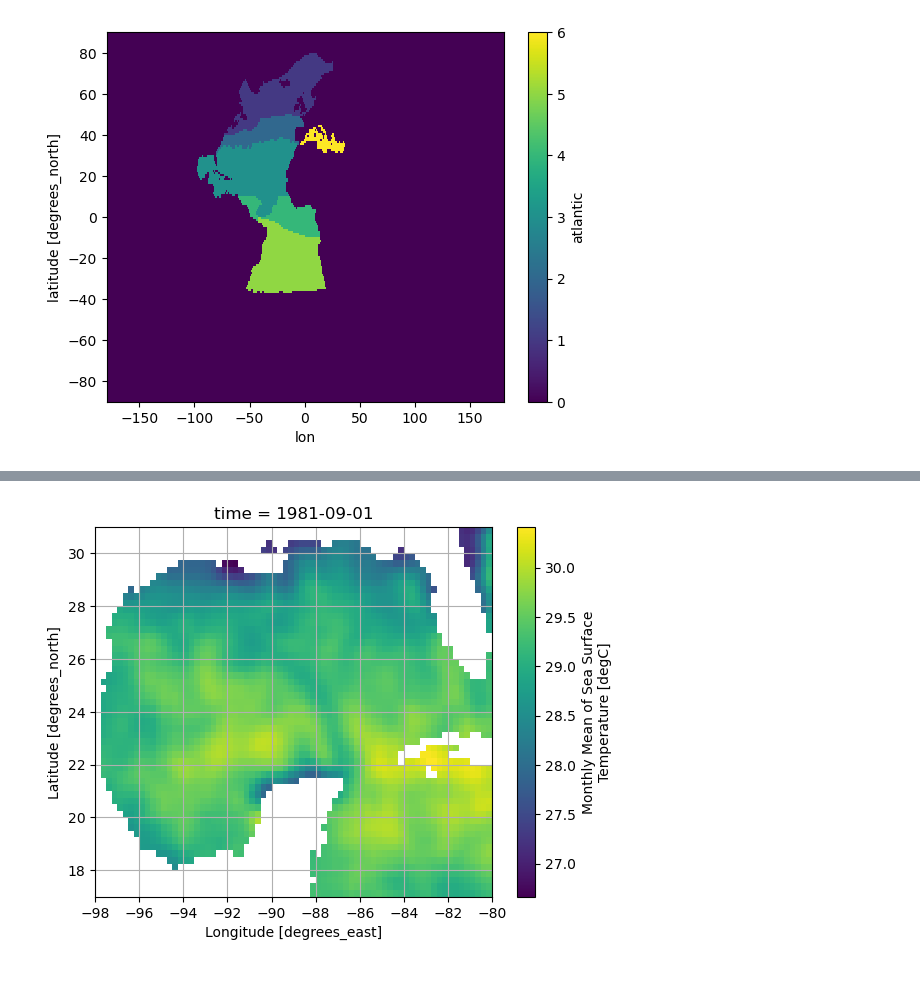
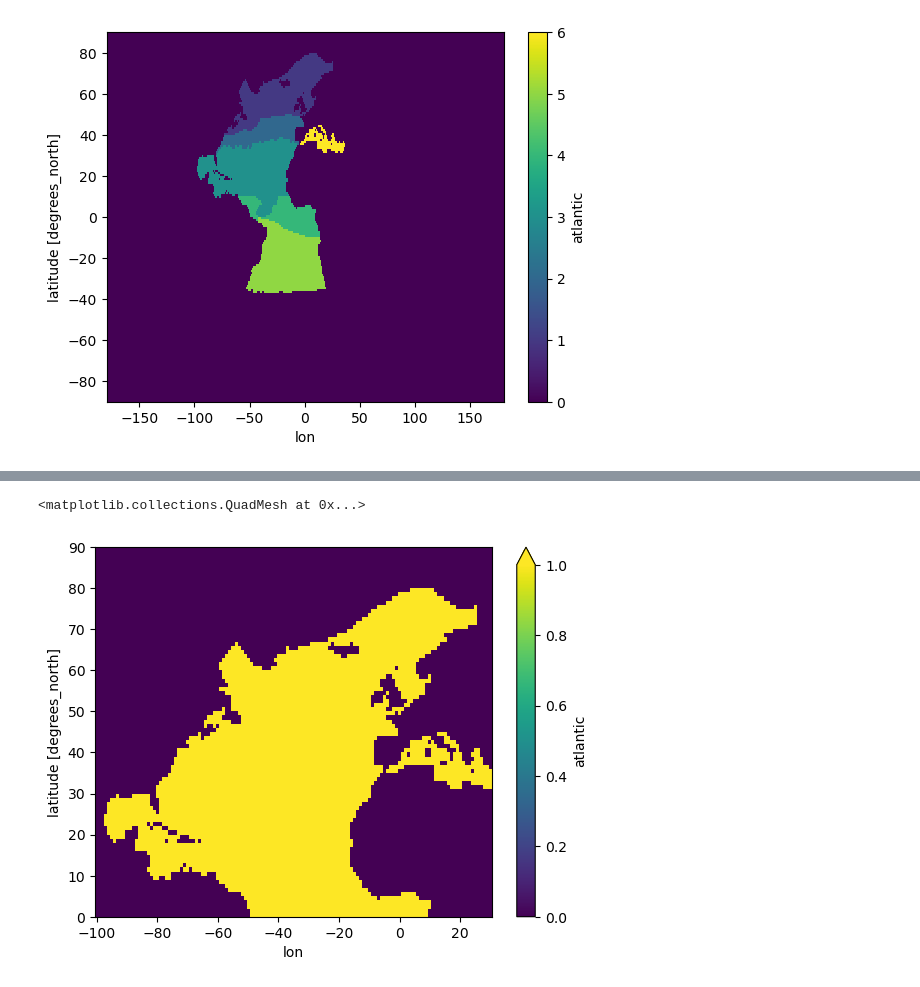
Before and after one commit to shanicetbailey/MHW-gfdl, a Jupyter notebook: amo-index.ipynb, the cells around one changed output, grey strips where cells are left out. Drawn from its saved outputs; the diff is of its cells as text; code cells hidden in the pictures.

```diff
--- a/amo-index.ipynb
+++ b/amo-index.ipynb
@@ -249,5 +129,5 @@ plt.grid()
-# %%
-ds.sst[0].sel(lon=slice(-98, -80), lat=slice(17,31)).plot()
-plt.grid()
-# %% [output]
-[figure, removed]
+# %%
+m_new.atlantic.sel(lat=slice(0,90), lon=slice(-100,30)).plot(vmin=0, vmax=1)
+# %% [output]
+<matplotlib.collections.QuadMesh at 0x...>
+[figure, added]
```
Also changed, not shown: parts of 33 cells of this notebook.
